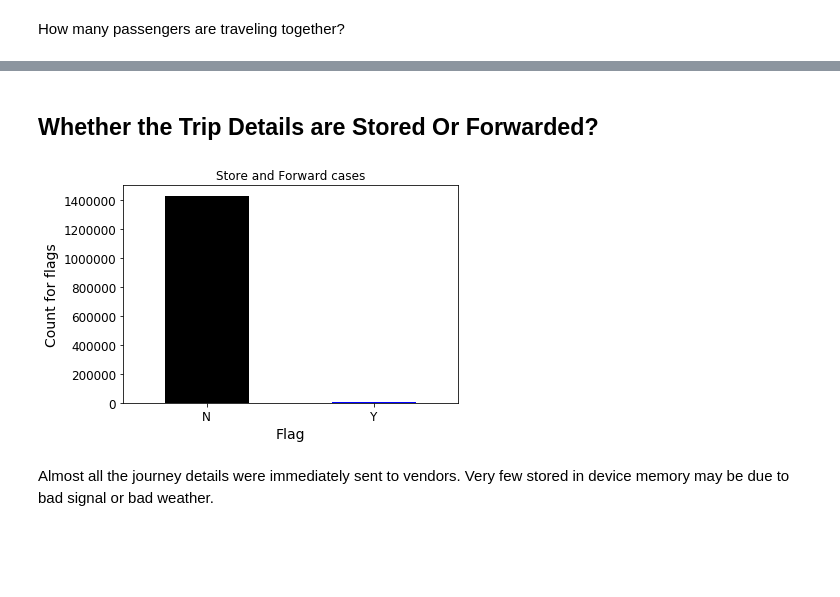
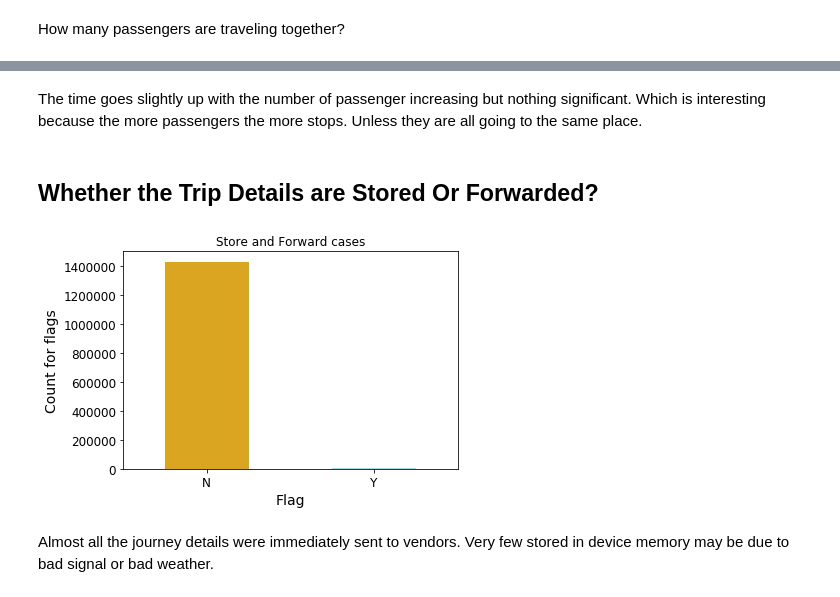
Before and after one commit to 181221/dat158ml-oblig2, a Jupyter notebook: taxi-trip.ipynb, the cells around one changed output, grey strips where cells are left out. Cells and saved outputs as stored; diff of their text form; code cells hidden in the pictures; blank space fills up the shorter version.

```diff
--- a/taxi-trip.ipynb
+++ b/taxi-trip.ipynb
@@ -213,13 +269,15 @@ There are 60 trips with zero passengers. Those must be outliers and have to be r
+# %% [markdown]
+The time goes slightly up with the number of passenger increasing but nothing significant. Which is interesting because the more passengers the more stops. Unless they are all going to the same place.
 # %% [markdown]
 ## Whether the Trip Details are Stored Or Forwarded?
 # %%
-train["store_and_fwd_flag"].value_counts().plot(kind='bar',color=["black","blue"])
+train["store_and_fwd_flag"].value_counts().plot(kind='bar', color=["goldenrod","lightblue"])
 plt.title("Store and Forward cases")
 plt.xticks(rotation='horizontal')
 plt.ylabel("Count for flags")
 plt.xlabel("Flag");
 # %% [output]
-[figure, old version]
+[figure, new version]
 # %% [markdown]
 Almost all the journey details were immediately sent to vendors. Very few stored in device memory may be due to bad signal or bad weather.
 # %% [markdown]
```
Also changed, not shown: parts of 97 cells of this notebook, 1 other file.
